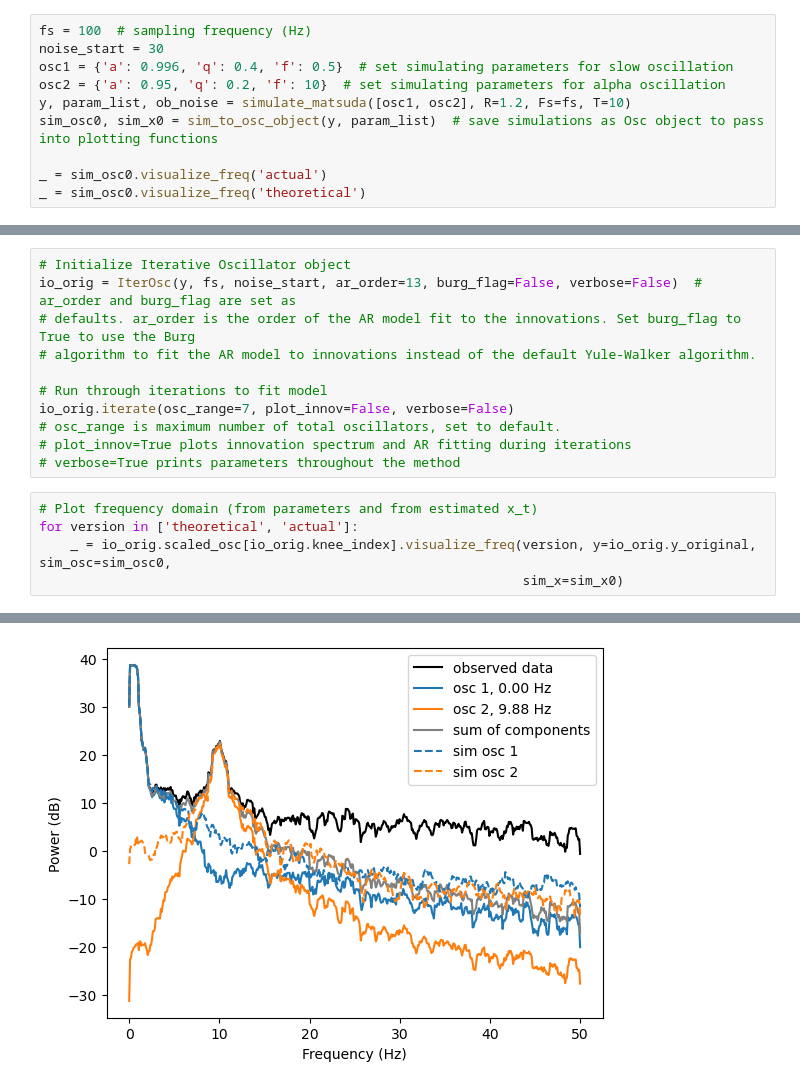
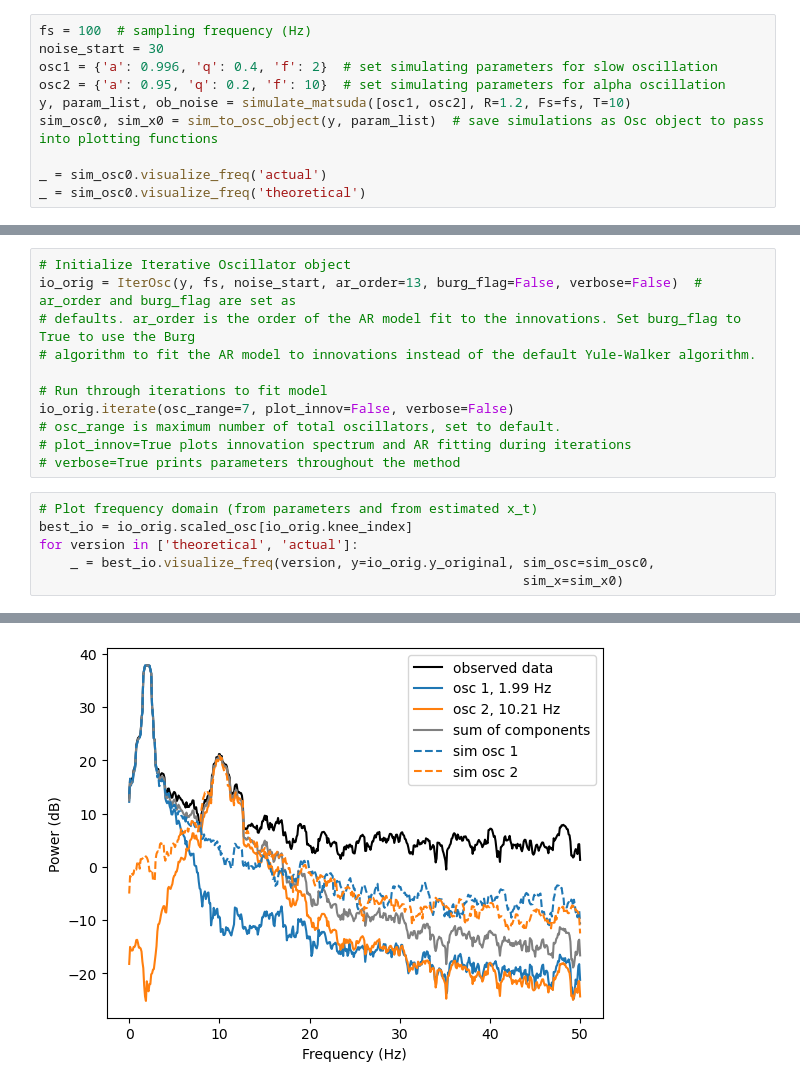
Before and after one commit to TomDonoghue/NESSTutorial2023, a Jupyter notebook: time_domain/1_SSO_Spectral_Decomposition.ipynb, the cells around one changed output, grey strips where cells are left out. Saved outputs shown, nothing was run; the diff lists cells and outputs as text.

```diff
--- a/time_domain/1_SSO_Spectral_Decomposition.ipynb
+++ b/time_domain/1_SSO_Spectral_Decomposition.ipynb
@@ -22,7 +24,7 @@ from somata.iterative_oscillator.helper_functions import simulate_matsuda, sim_t
 # %%
 fs = 100  # sampling frequency (Hz)
 noise_start = 30
-osc1 = {'a': 0.996, 'q': 0.4, 'f': 0.5}  # set simulating parameters for slow oscillation
+osc1 = {'a': 0.996, 'q': 0.4, 'f': 2}  # set simulating parameters for slow oscillation
 osc2 = {'a': 0.95, 'q': 0.2, 'f': 10}  # set simulating parameters for alpha oscillation
 y, param_list, ob_noise = simulate_matsuda([osc1, osc2], R=1.2, Fs=fs, T=10)
 sim_osc0, sim_x0 = sim_to_osc_object(y, param_list)  # save simulations as Osc object to pass into plotting functions
@@ -45,7 +49,8 @@ io_orig.iterate(osc_range=7, plot_innov=False, verbose=False)
 # verbose=True prints parameters throughout the method
 # %%
 # Plot frequency domain (from parameters and from estimated x_t)
+best_io = io_orig.scaled_osc[io_orig.knee_index]
 for version in ['theoretical', 'actual']:
-    _ = io_orig.scaled_osc[io_orig.knee_index].visualize_freq(version, y=io_orig.y_original, sim_osc=sim_osc0,
+    _ = best_io.visualize_freq(version, y=io_orig.y_original, sim_osc=sim_osc0,
                                                               sim_x=sim_x0)
 # %% [output]
@@ -53,3 +58,3 @@ for version in ['theoretical', 'actual']:
-[figure, old version]
+[figure, new version]
 # %%
 # Plot time domain estimated x_t
```
Also changed, not shown: parts of 8 cells of this notebook, 2 other files.
